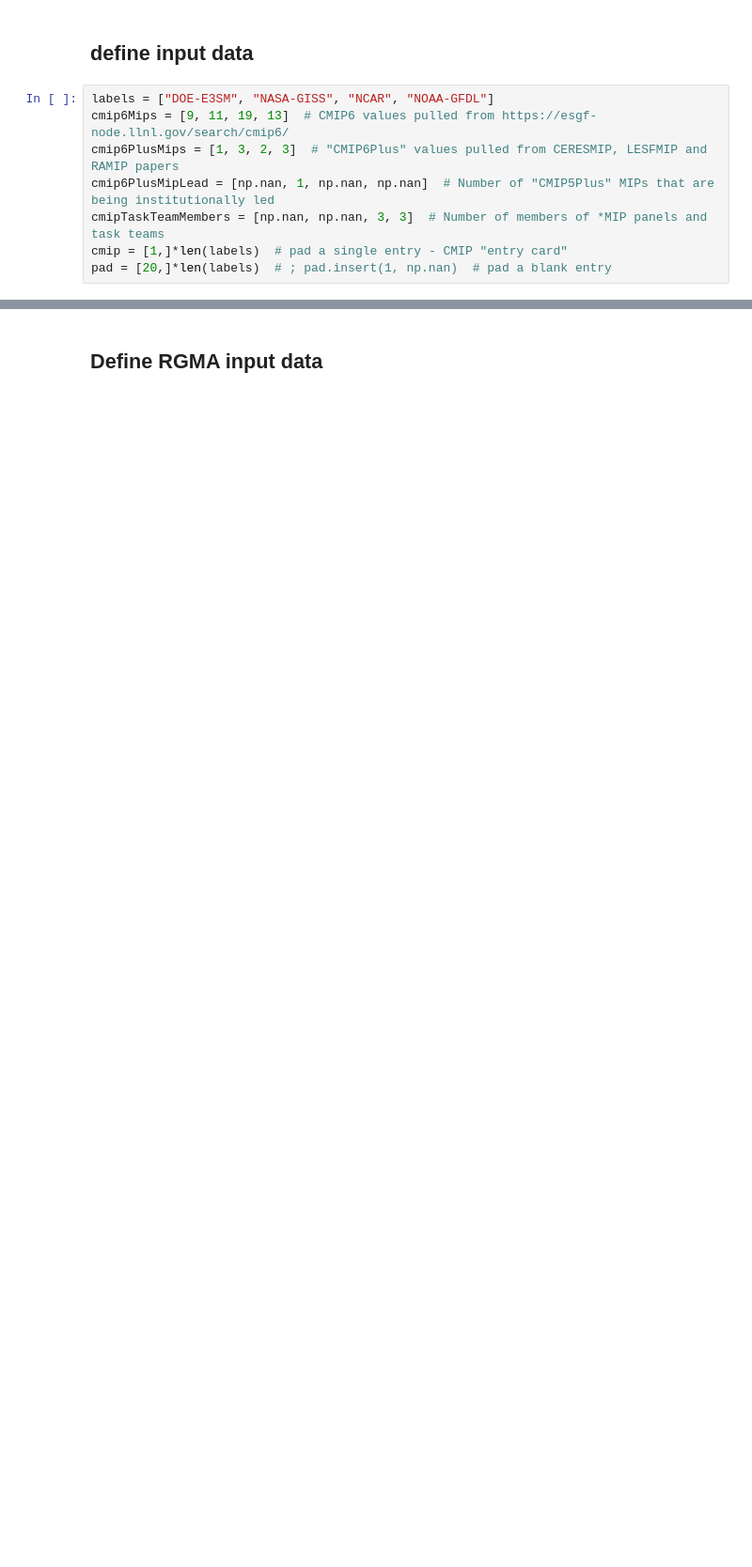
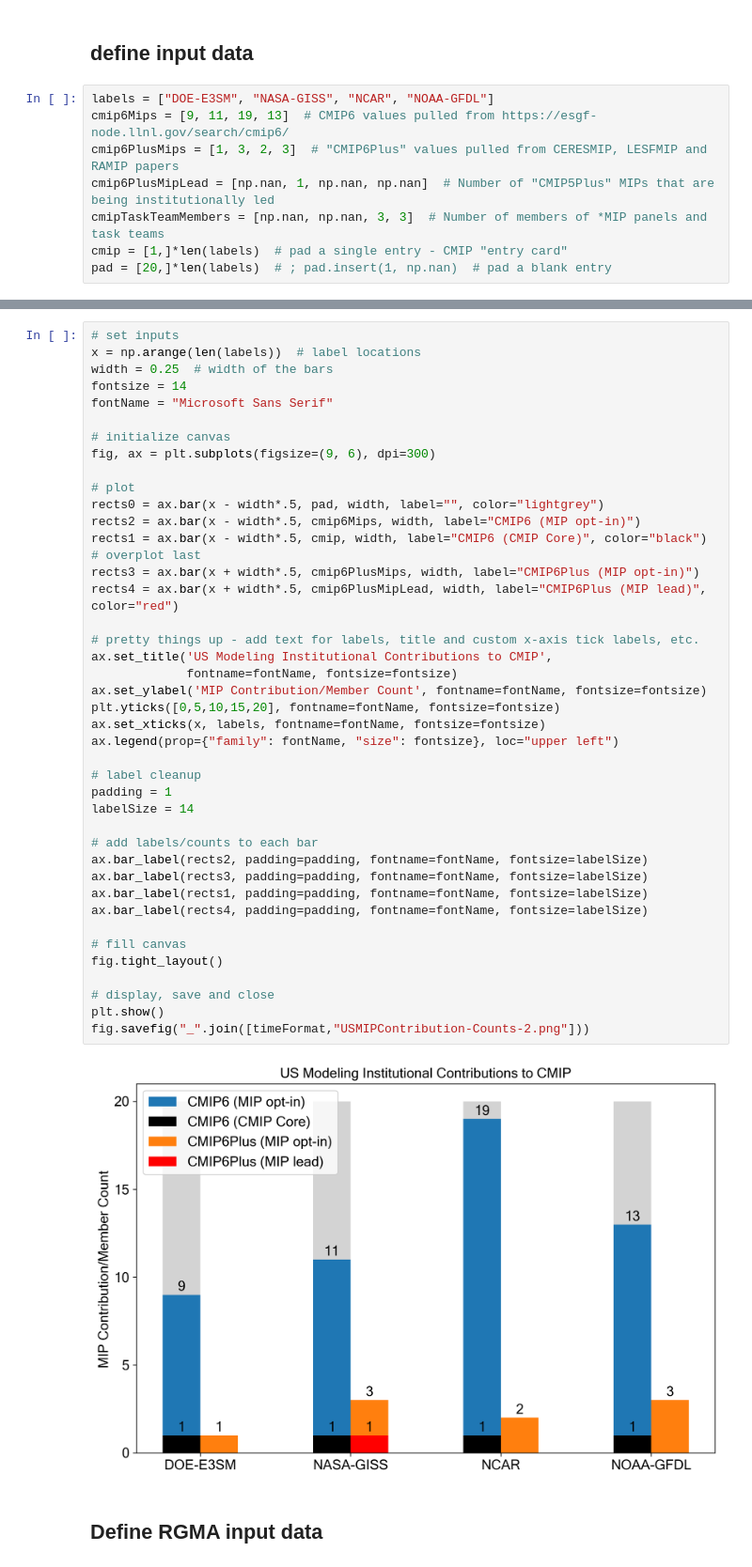
Before and after one commit to durack1/MIPPlots, a Jupyter notebook: mipContributions.ipynb, the cells around one changed output, grey strips where cells are left out. Shown: that part at 94% size. Saved outputs shown, nothing was run; the diff lists cells and outputs as text; blank space fills up the shorter version.

Commit message:
add US model group only, no TT/panel

```diff
--- a/mipContributions.ipynb
+++ b/mipContributions.ipynb
@@ -81,3 +84,46 @@ fig.savefig("_".join([timeFormat,"USMIPContribution-Counts.png"]))
+# %%
+# set inputs
+x = np.arange(len(labels))  # label locations
+width = 0.25  # width of the bars
+fontsize = 14
+fontName = "Microsoft Sans Serif"
+
+# initialize canvas
+fig, ax = plt.subplots(figsize=(9, 6), dpi=300)
+
+# plot
+rects0 = ax.bar(x - width*.5, pad, width, label="", color="lightgrey")
+rects2 = ax.bar(x - width*.5, cmip6Mips, width, label="CMIP6 (MIP opt-in)")
+rects1 = ax.bar(x - width*.5, cmip, width, label="CMIP6 (CMIP Core)", color="black")  # overplot last
+rects3 = ax.bar(x + width*.5, cmip6PlusMips, width, label="CMIP6Plus (MIP opt-in)")
+rects4 = ax.bar(x + width*.5, cmip6PlusMipLead, width, label="CMIP6Plus (MIP lead)", color="red")
+
+# pretty things up - add text for labels, title and custom x-axis tick labels, etc.
+ax.set_title('US Modeling Institutional Contributions to CMIP',
+             fontname=fontName, fontsize=fontsize)
+ax.set_ylabel('MIP Contribution/Member Count', fontname=fontName, fontsize=fontsize)
+plt.yticks([0,5,10,15,20], fontname=fontName, fontsize=fontsize)
+ax.set_xticks(x, labels, fontname=fontName, fontsize=fontsize)
+ax.legend(prop={"family": fontName, "size": fontsize}, loc="upper left")
+
+# label cleanup
+padding = 1
+labelSize = 14
+
+# add labels/counts to each bar
+ax.bar_label(rects2, padding=padding, fontname=fontName, fontsize=labelSize)
+ax.bar_label(rects3, padding=padding, fontname=fontName, fontsize=labelSize)
+ax.bar_label(rects1, padding=padding, fontname=fontName, fontsize=labelSize)
+ax.bar_label(rects4, padding=padding, fontname=fontName, fontsize=labelSize)
+
+# fill canvas
+fig.tight_layout()
+
+# display, save and close
+plt.show()
+fig.savefig("_".join([timeFormat,"USMIPContribution-Counts-2.png"]))
+# %% [output]
+[figure, added]
 # %% [markdown]
 ## Define RGMA input data
 # %%
```
Also changed, not shown: parts of 7 cells of this notebook.
